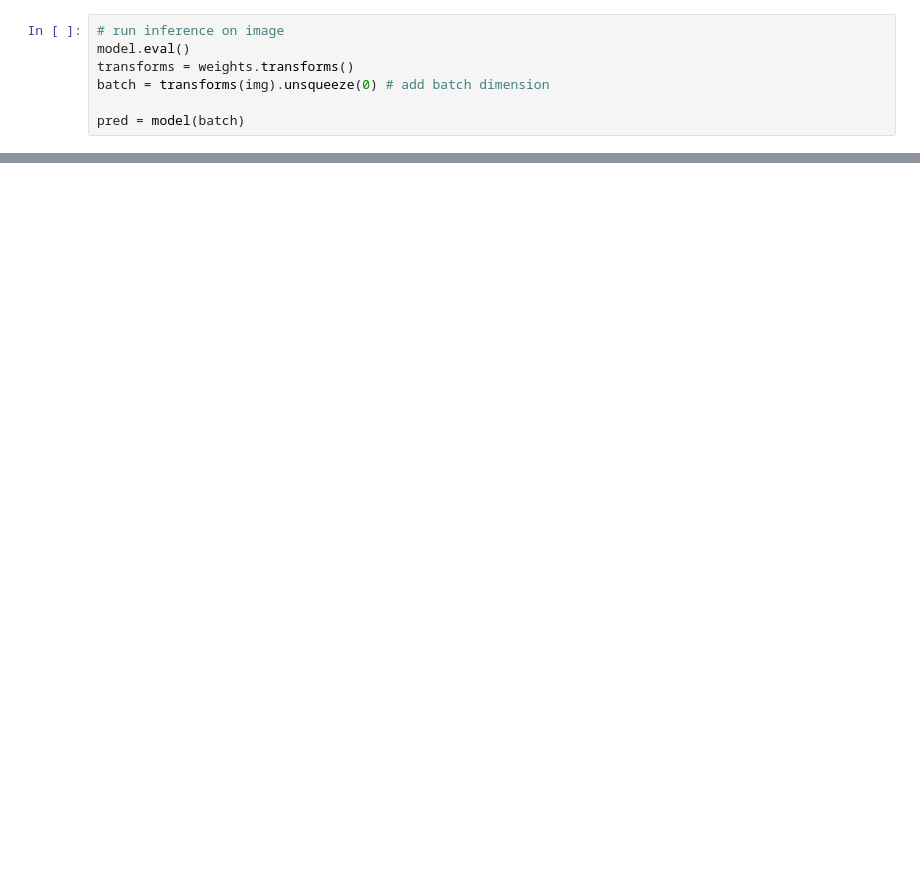
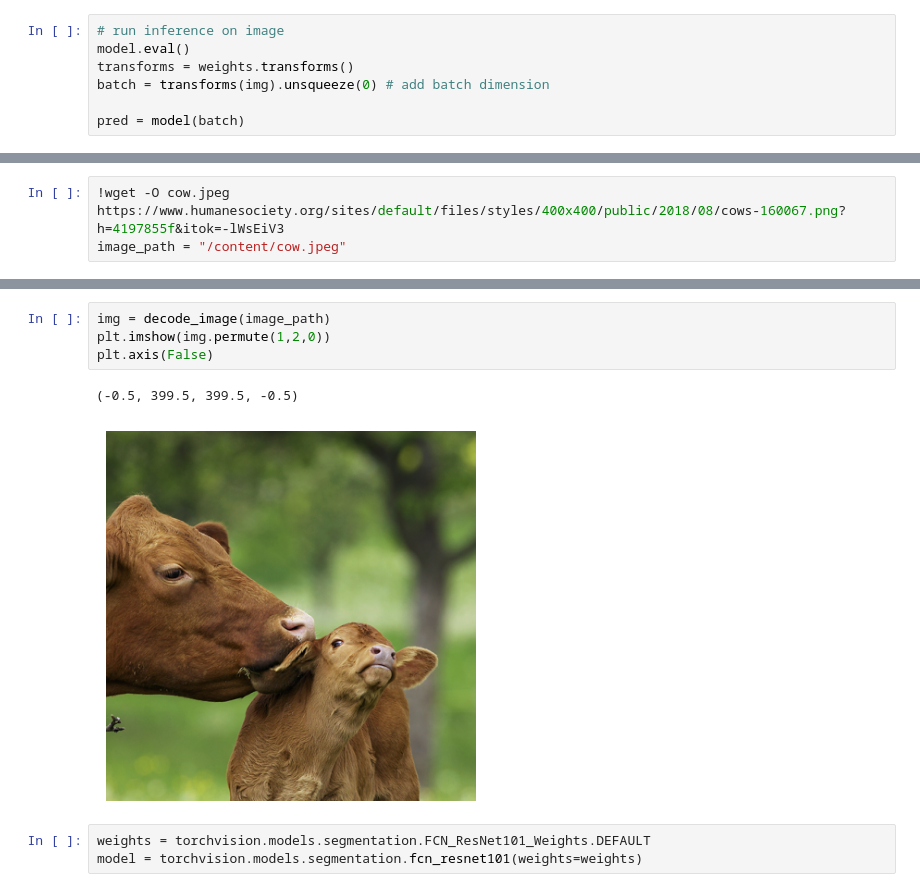
Before and after one commit to itsjustdannyb/detection-and-segmentation, a Jupyter notebook: fcn_semantic_segmentation.ipynb, the cells around one changed output, grey strips where cells are left out. Drawn from its saved outputs; the diff is of its cells as text; blank space fills up the shorter version.

```diff
--- a/fcn_semantic_segmentation.ipynb
+++ b/fcn_semantic_segmentation.ipynb
@@ -69,0 +69,3 @@ plt.axis('off')
+# %%
+!wget -O cow.jpeg https://www.humanesociety.org/sites/default/files/styles/400x400/public/2018/08/cows-160067.png?h=4197855f&itok=-lWsEiV3
+image_path = "/content/cow.jpeg"
@@ -69,0 +91,10 @@ plt.axis('off')
+# %%
+img = decode_image(image_path)
+plt.imshow(img.permute(1,2,0))
+plt.axis(False)
+# %% [output]
+(-0.5, 399.5, 399.5, -0.5)
+[figure, added]
+# %%
+weights = torchvision.models.segmentation.FCN_ResNet101_Weights.DEFAULT
+model = torchvision.models.segmentation.fcn_resnet101(weights=weights)
```
Also changed, not shown: parts of 17 cells of this notebook.
